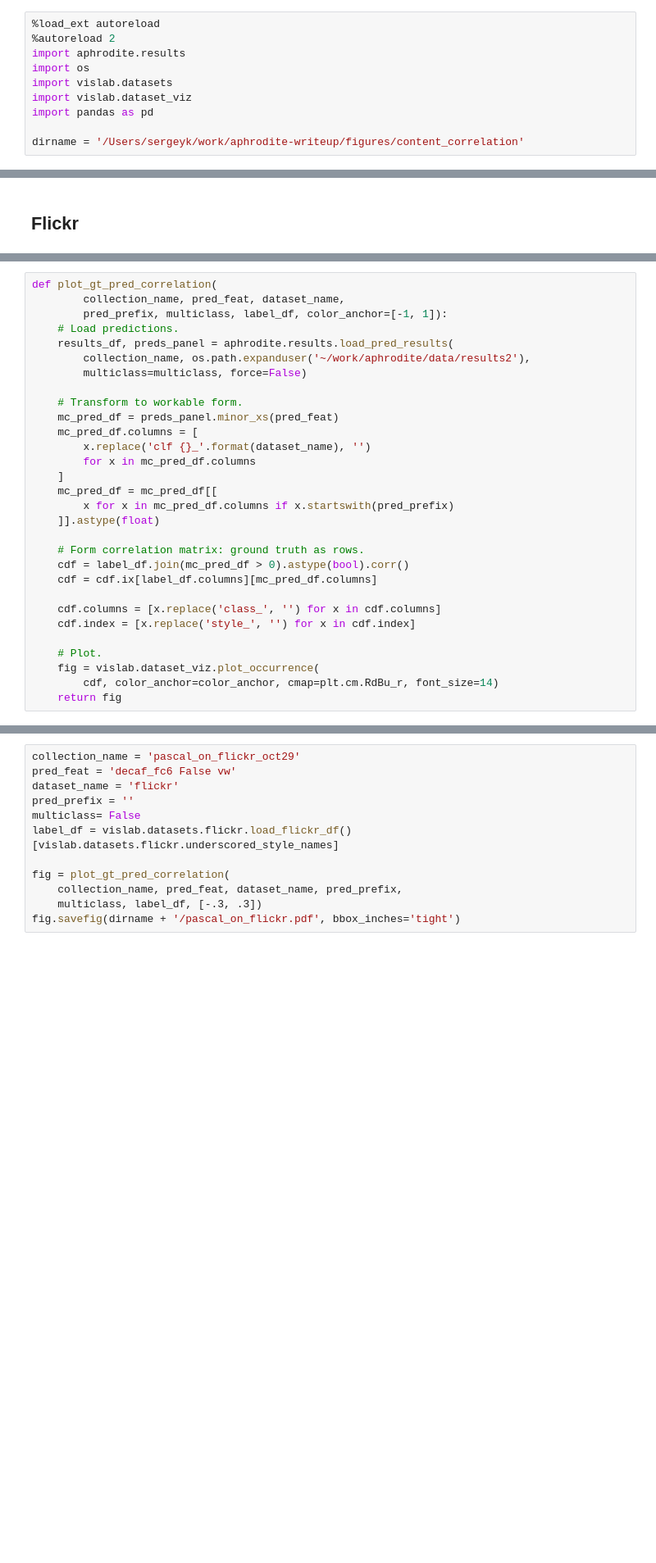
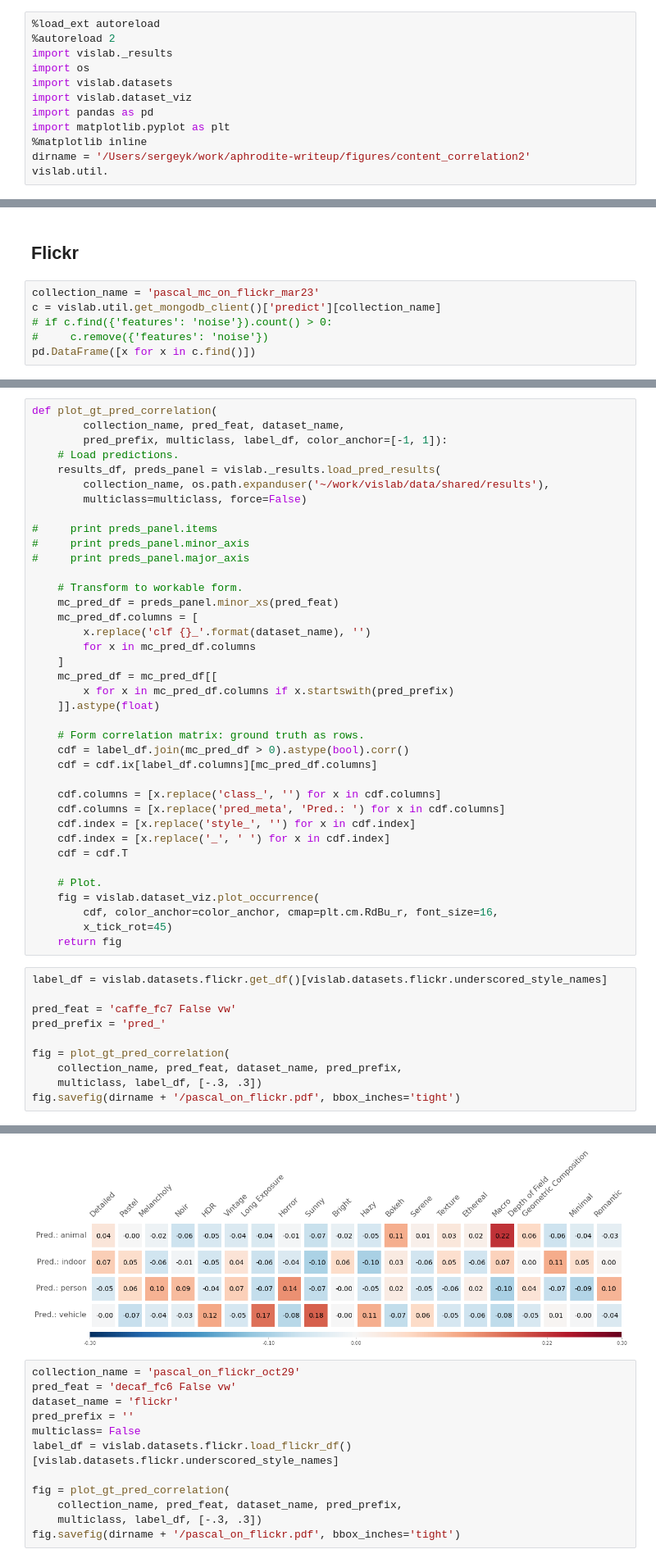
Before and after one commit to sergeyk/vislab, a Jupyter notebook: image_style_experiments/content style correlations.ipynb, the cells around one changed output, grey strips where cells are left out. Shown at 82% size. Drawn from its saved outputs; the diff is of its cells as text; blank space fills up the shorter version.

Commit message:
new pascal content correlations

```diff
--- a/image_style_experiments/content style correlations.ipynb
+++ b/image_style_experiments/content style correlations.ipynb
@@ -1,10 +1,12 @@
 # %%
 %load_ext autoreload
 %autoreload 2
-import aphrodite.results
+import vislab._results
 import os
 import vislab.datasets
 import vislab.dataset_viz
 import pandas as pd
-
-dirname = '/Users/sergeyk/work/aphrodite-writeup/figures/content_correlation'
+import matplotlib.pyplot as plt
+%matplotlib inline
+dirname = '/Users/sergeyk/work/aphrodite-writeup/figures/content_correlation2'
+vislab.util.
@@ -11,2 +16,8 @@ dirname = '/Users/sergeyk/work/aphrodite-writeup/figures/content_correlation'
 # %% [markdown]
 ## Flickr
+# %%
+collection_name = 'pascal_mc_on_flickr_mar23'
+c = vislab.util.get_mongodb_client()['predict'][collection_name]
+# if c.find({'features': 'noise'}).count() > 0:
+#     c.remove({'features': 'noise'})
+pd.DataFrame([x for x in c.find()])
@@ -15,9 +30,13 @@ def plot_gt_pred_correlation(
         collection_name, pred_feat, dataset_name,
         pred_prefix, multiclass, label_df, color_anchor=[-1, 1]):
     # Load predictions.
-    results_df, preds_panel = aphrodite.results.load_pred_results(
-        collection_name, os.path.expanduser('~/work/aphrodite/data/results2'),
+    results_df, preds_panel = vislab._results.load_pred_results(
+        collection_name, os.path.expanduser('~/work/vislab/data/shared/results'),
         multiclass=multiclass, force=False)
+
+#     print preds_panel.items
+#     print preds_panel.minor_axis
+#     print preds_panel.major_axis
 
     # Transform to workable form.
     mc_pred_df = preds_panel.minor_xs(pred_feat)
@@ -34,9 +53,24 @@ def plot_gt_pred_correlation(
     cdf = cdf.ix[label_df.columns][mc_pred_df.columns]
 
     cdf.columns = [x.replace('class_', '') for x in cdf.columns]
+    cdf.columns = [x.replace('pred_meta', 'Pred.: ') for x in cdf.columns]
     cdf.index = [x.replace('style_', '') for x in cdf.index]
+    cdf.index = [x.replace('_', ' ') for x in cdf.index]
+    cdf = cdf.T
 
     # Plot.
     fig = vislab.dataset_viz.plot_occurrence(
-        cdf, color_anchor=color_anchor, cmap=plt.cm.RdBu_r, font_size=14)
+        cdf, color_anchor=color_anchor, cmap=plt.cm.RdBu_r, font_size=16,
+        x_tick_rot=45)
     return fig
+# %%
+label_df = vislab.datasets.flickr.get_df()[vislab.datasets.flickr.underscored_style_names]
+
+pred_feat = 'caffe_fc7 False vw'
+pred_prefix = 'pred_'
+
+fig = plot_gt_pred_correlation(
+    collection_name, pred_feat, dataset_name, pred_prefix,
+    multiclass, label_df, [-.3, .3])
+fig.savefig(dirname + '/pascal_on_flickr.pdf', bbox_inches='tight')
+# %% [output]
@@ -43,3 +79,4 @@ def plot_gt_pred_correlation(
+[figure, added]
 # %%
 collection_name = 'pascal_on_flickr_oct29'
 pred_feat = 'decaf_fc6 False vw'
```
Also changed, not shown: parts of 3 cells of this notebook, 1 other file.
